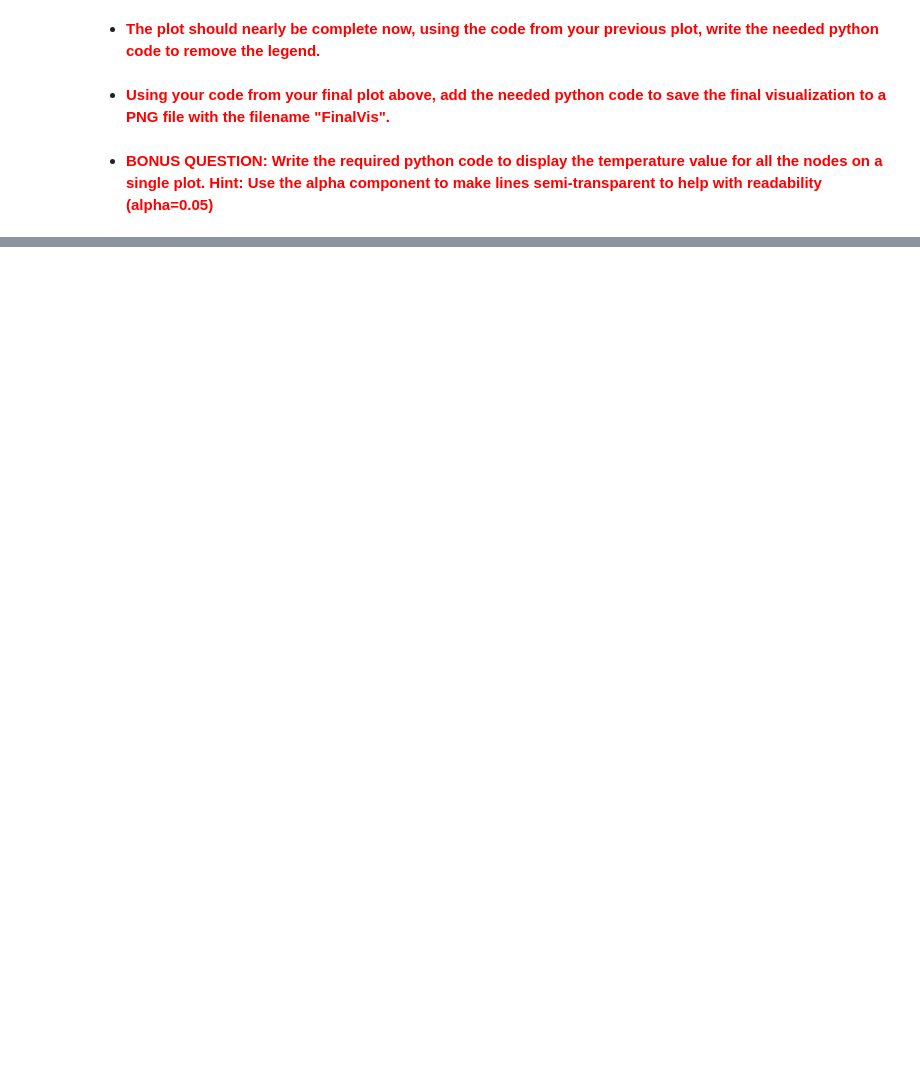
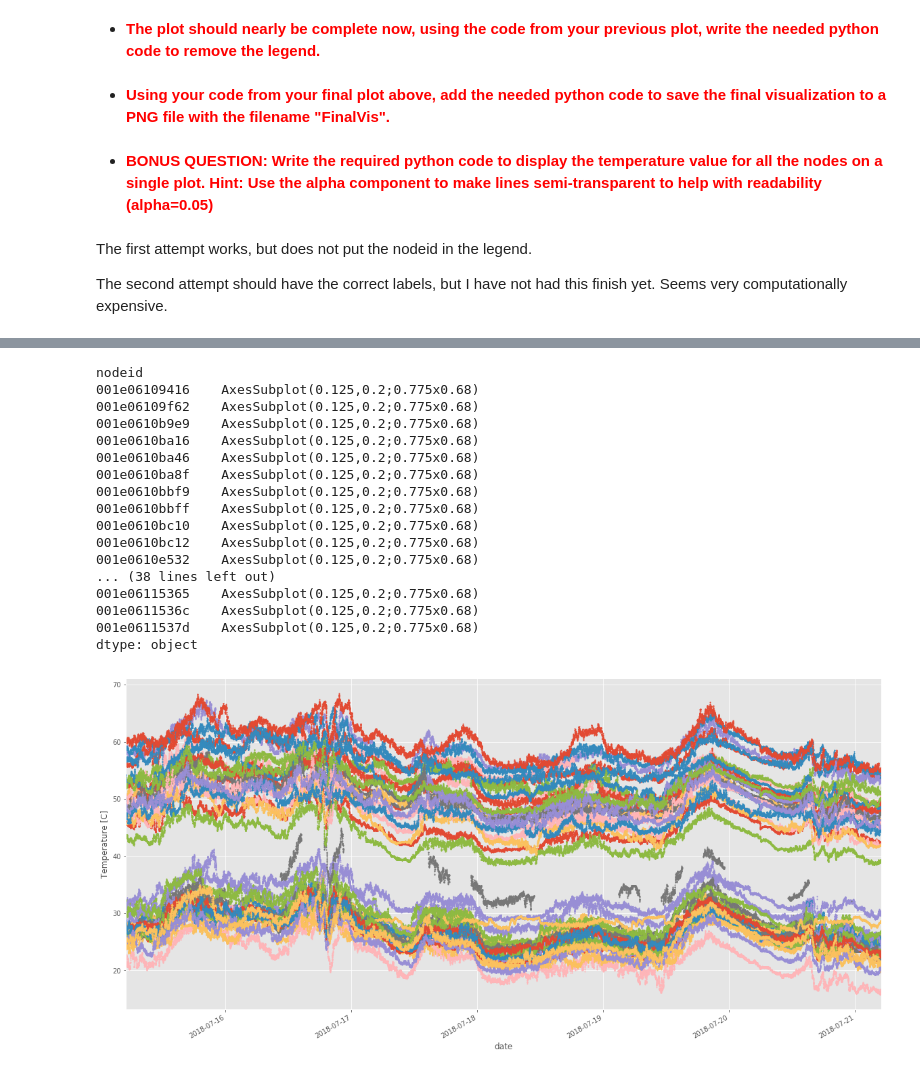
Before and after one commit to eparrish64/csci627-assignment02-eparrish64, a Jupyter notebook: CSCI627-assignment02.ipynb, the cells around one changed output, grey strips where cells are left out. Cells and saved outputs as stored; diff of their text form; code cells hidden in the pictures; blank space fills up the shorter version.

```diff
--- a/CSCI627-assignment02.ipynb
+++ b/CSCI627-assignment02.ipynb
@@ -137,2 +160,13 @@ df2.loc[df2['nodeid'] == "001e061144c0"].plot('date','temperature',style='o',ms=
 # %% [markdown]
 - <span style="color:red">**BONUS QUESTION: Write the required python code to display the temperature value for all the nodes on a single plot. Hint: Use the alpha component to make lines semi-transparent to help with readability (alpha=0.05)**</span>
+# %% [markdown]
+The first attempt works, but does not put the nodeid in the legend.
+
+The second attempt should have the correct labels, but I have not had this finish yet.
+Seems very computationally expensive.
+# %%
+%time
+fig2, ax2 = plt.subplots(figsize=(20,10))
+ax2.set(xlabel="Date",ylabel="Temperature [C]")
+df2.groupby(df2.nodeid).plot('date','temperature',style='o',ms=1,figsize=(20,10),ax=ax2,legend=False)
+# %% [output]
@@ -138,0 +175,18 @@ df2.loc[df2['nodeid'] == "001e061144c0"].plot('date','temperature',style='o',ms=
+nodeid
+001e06109416    AxesSubplot(0.125,0.2;0.775x0.68)
+001e06109f62    AxesSubplot(0.125,0.2;0.775x0.68)
+001e0610b9e9    AxesSubplot(0.125,0.2;0.775x0.68)
+001e0610ba16    AxesSubplot(0.125,0.2;0.775x0.68)
+001e0610ba46    AxesSubplot(0.125,0.2;0.775x0.68)
+001e0610ba8f    AxesSubplot(0.125,0.2;0.775x0.68)
+001e0610bbf9    AxesSubplot(0.125,0.2;0.775x0.68)
+001e0610bbff    AxesSubplot(0.125,0.2;0.775x0.68)
+001e0610bc10    AxesSubplot(0.125,0.2;0.775x0.68)
+001e0610bc12    AxesSubplot(0.125,0.2;0.775x0.68)
+001e0610e532    AxesSubplot(0.125,0.2;0.775x0.68)
+... (38 lines left out)
+001e06115365    AxesSubplot(0.125,0.2;0.775x0.68)
+001e0611536c    AxesSubplot(0.125,0.2;0.775x0.68)
+001e0611537d    AxesSubplot(0.125,0.2;0.775x0.68)
+dtype: object
+[figure, added]
```
Also changed, not shown: parts of 16 cells of this notebook, 3 other files.
